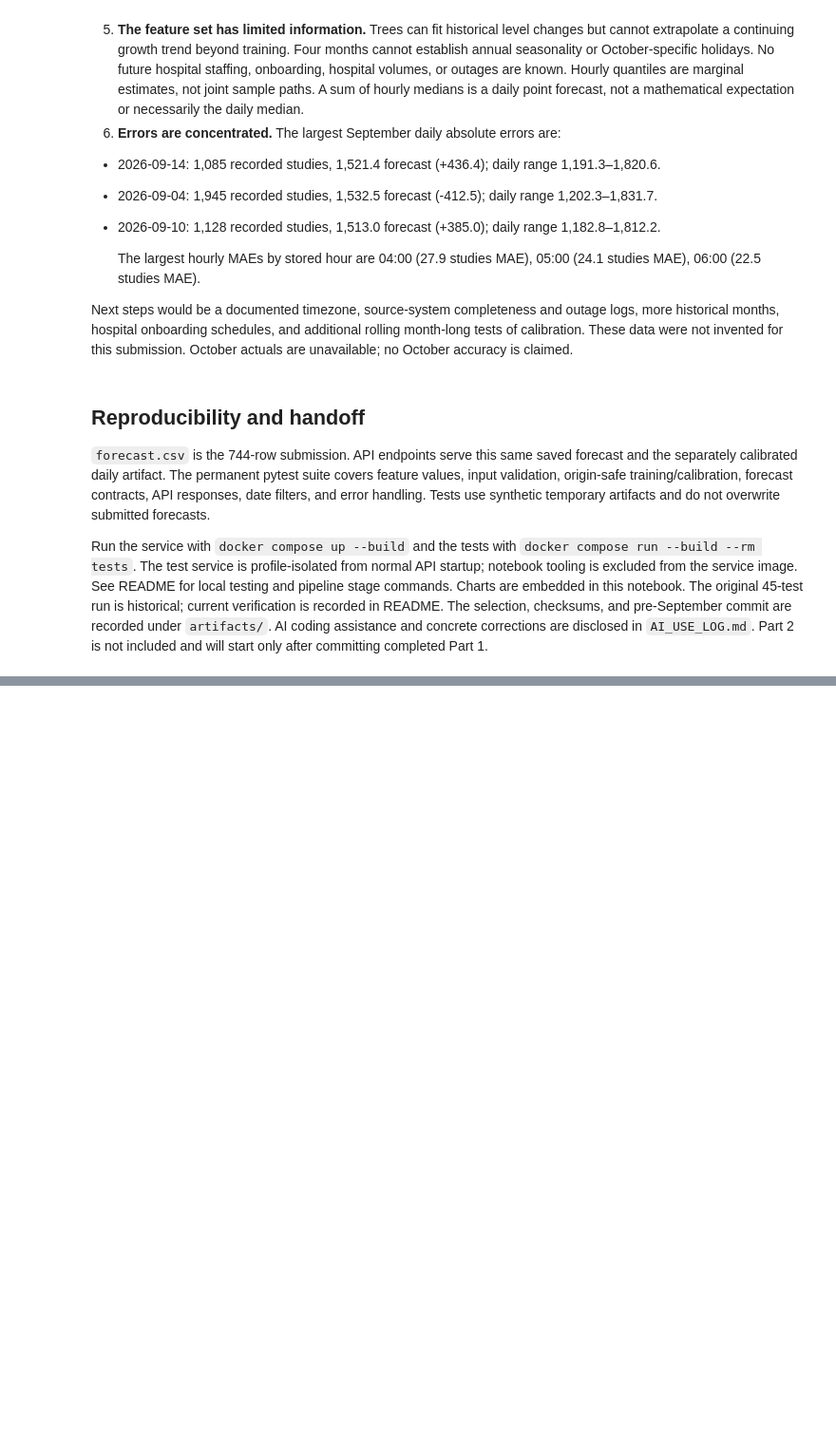
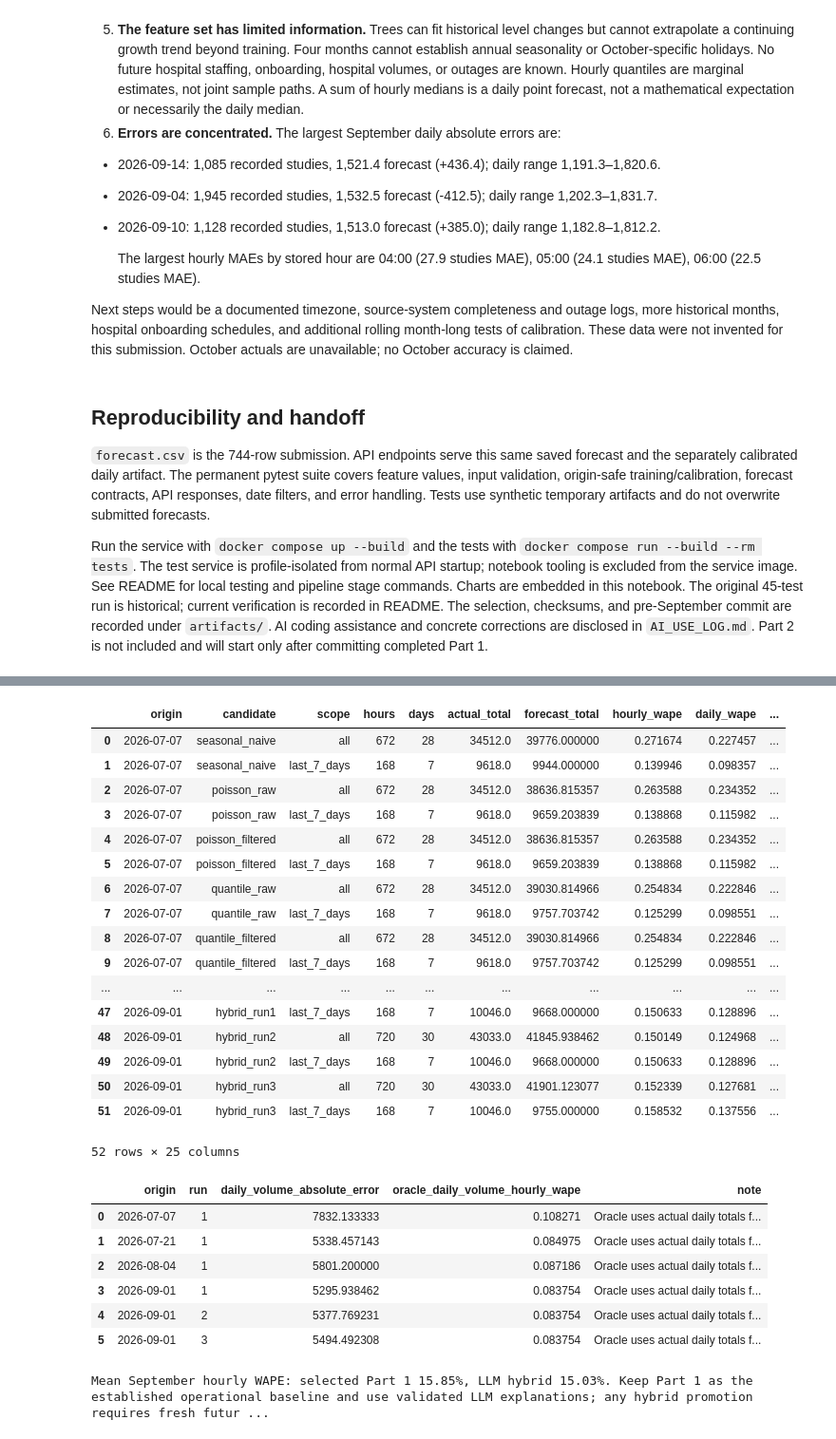
Before and after one commit to guptaanvesh79/teleradiology-forecasting-project, a Jupyter notebook: report.ipynb, the cells around one changed output, grey strips where cells are left out. Shown at 95% size. Drawn from its saved outputs; the diff is of its cells as text; code cells hidden in the pictures; blank space fills up the shorter version.

```diff
--- a/report.ipynb
+++ b/report.ipynb
@@ -356,0 +374,39 @@ Part 2 is not included and will start only after committing completed Part 1.
+# %%
+from pathlib import Path
+import json
+import pandas as pd
+import matplotlib.pyplot as plt
+from IPython.display import display
+from llm_forecasting.reporting import saved_report_data
+HYBRID_ROOT = Path('/Users/anveshgupta/Documents/Projects/teleradiology-forecasting')
+hybrid_report = saved_report_data(HYBRID_ROOT)
+display(hybrid_report['comparison'])
+display(hybrid_report['diagnostics'])
+print(hybrid_report['recommendation'])
+# %% [output]
+|  | origin | candidate | scope | hours | days | actual_total | forecast_total | hourly_wape | daily_wape | ... |
+| 0 | 2026-07-07 | seasonal_naive | all | 672 | 28 | 34512.0 | 39776.000000 | 0.271674 | 0.227457 | ... |
+| 1 | 2026-07-07 | seasonal_naive | last_7_days | 168 | 7 | 9618.0 | 9944.000000 | 0.139946 | 0.098357 | ... |
+| 2 | 2026-07-07 | poisson_raw | all | 672 | 28 | 34512.0 | 38636.815357 | 0.263588 | 0.234352 | ... |
+| 3 | 2026-07-07 | poisson_raw | last_7_days | 168 | 7 | 9618.0 | 9659.203839 | 0.138868 | 0.115982 | ... |
+| 4 | 2026-07-07 | poisson_filtered | all | 672 | 28 | 34512.0 | 38636.815357 | 0.263588 | 0.234352 | ... |
+| 5 | 2026-07-07 | poisson_filtered | last_7_days | 168 | 7 | 9618.0 | 9659.203839 | 0.138868 | 0.115982 | ... |
+| 6 | 2026-07-07 | quantile_raw | all | 672 | 28 | 34512.0 | 39030.814966 | 0.254834 | 0.222846 | ... |
+| 7 | 2026-07-07 | quantile_raw | last_7_days | 168 | 7 | 9618.0 | 9757.703742 | 0.125299 | 0.098551 | ... |
+| 8 | 2026-07-07 | quantile_filtered | all | 672 | 28 | 34512.0 | 39030.814966 | 0.254834 | 0.222846 | ... |
+| 9 | 2026-07-07 | quantile_filtered | last_7_days | 168 | 7 | 9618.0 | 9757.703742 | 0.125299 | 0.098551 | ... |
+| ... | ... | ... | ... | ... | ... | ... | ... | ... | ... | ... |
+| 47 | 2026-09-01 | hybrid_run1 | last_7_days | 168 | 7 | 10046.0 | 9668.000000 | 0.150633 | 0.128896 | ... |
+| 48 | 2026-09-01 | hybrid_run2 | all | 720 | 30 | 43033.0 | 41845.938462 | 0.150149 | 0.124968 | ... |
+| 49 | 2026-09-01 | hybrid_run2 | last_7_days | 168 | 7 | 10046.0 | 9668.000000 | 0.150633 | 0.128896 | ... |
+| 50 | 2026-09-01 | hybrid_run3 | all | 720 | 30 | 43033.0 | 41901.123077 | 0.152339 | 0.127681 | ... |
+| 51 | 2026-09-01 | hybrid_run3 | last_7_days | 168 | 7 | 10046.0 | 9755.000000 | 0.158532 | 0.137556 | ... |
+52 rows × 25 columns
+|  | origin | run | daily_volume_absolute_error | oracle_daily_volume_hourly_wape | note |
+| 0 | 2026-07-07 | 1 | 7832.133333 | 0.108271 | Oracle uses actual daily totals f... |
+| 1 | 2026-07-21 | 1 | 5338.457143 | 0.084975 | Oracle uses actual daily totals f... |
+| 2 | 2026-08-04 | 1 | 5801.200000 | 0.087186 | Oracle uses actual daily totals f... |
+| 3 | 2026-09-01 | 1 | 5295.938462 | 0.083754 | Oracle uses actual daily totals f... |
+| 4 | 2026-09-01 | 2 | 5377.769231 | 0.083754 | Oracle uses actual daily totals f... |
+| 5 | 2026-09-01 | 3 | 5494.492308 | 0.083754 | Oracle uses actual daily totals f... |
+Mean September hourly WAPE: selected Part 1 15.85%, LLM hybrid 15.03%. Keep Part 1 as the established operational baseline and use validated LLM explanations; any hybrid promotion requires fresh futur ...
```
Also changed, not shown: parts of 3 cells of this notebook, 31 other files.
